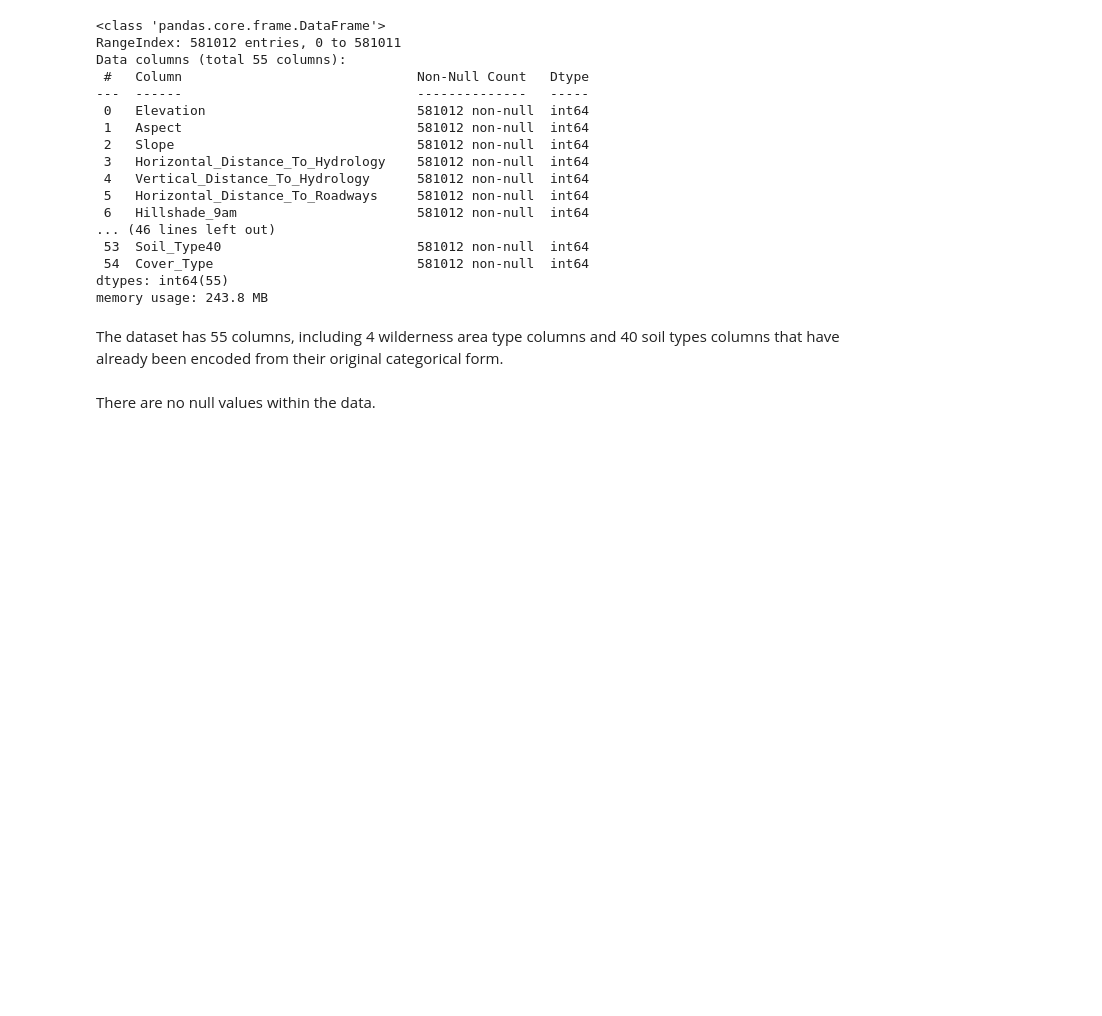
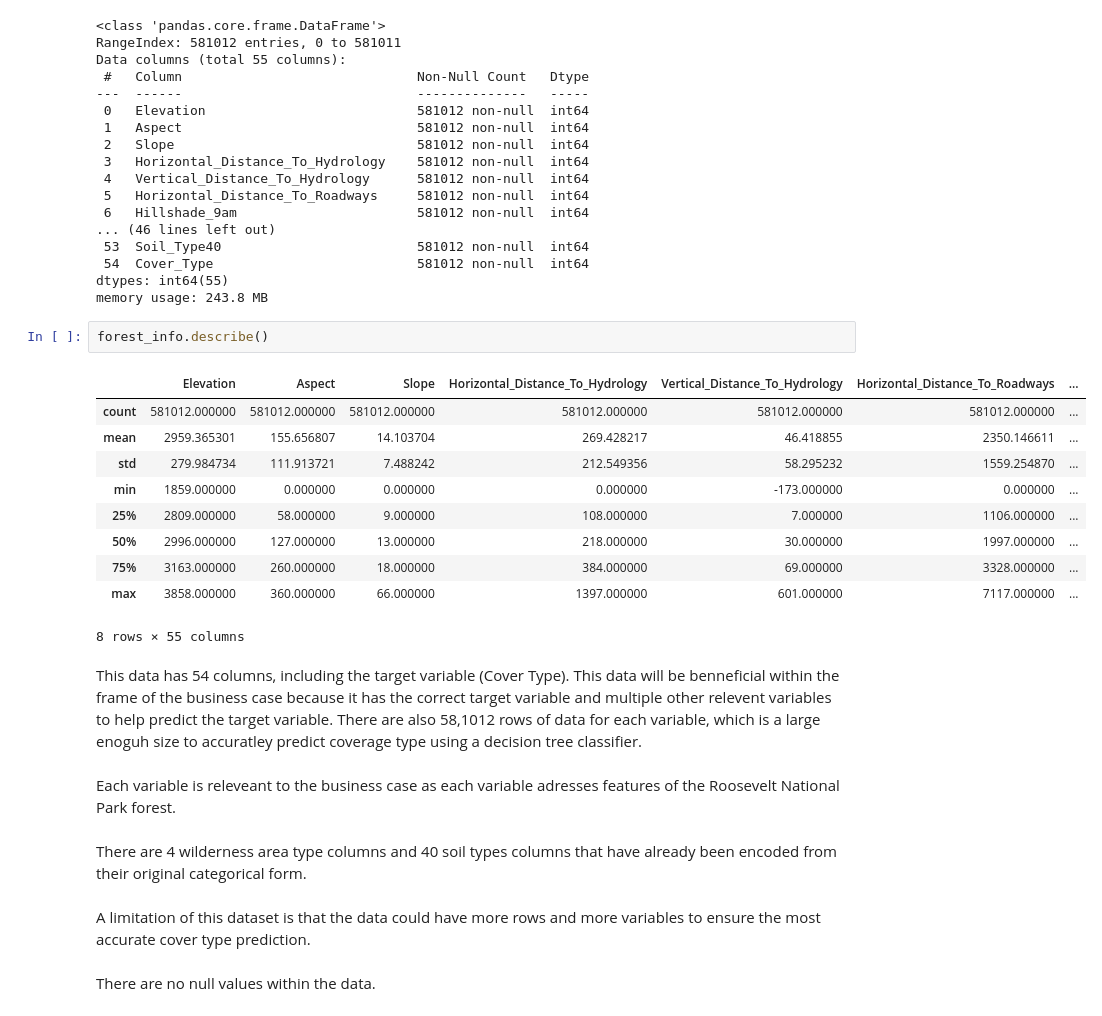
Before and after one commit to sreagan1/Semester2_Capstone_SageR, a Jupyter notebook: Tree Coverage Capstone.ipynb, the cells around one changed output. Cells and saved outputs as stored; diff of their text form; blank space fills up the shorter version.

```diff
--- a/Tree Coverage Capstone.ipynb
+++ b/Tree Coverage Capstone.ipynb
@@ -66,8 +66,27 @@ Data columns (total 55 columns):
  54  Cover_Type                          581012 non-null  int64
 dtypes: int64(55)
 memory usage: 243.8 MB
+# %%
+forest_info.describe()
+# %% [output]
+|  | Elevation | Aspect | Slope | Horizontal_Distance_To_Hydrology | Vertical_Distance_To_Hydrology | Horizontal_Distance_To_Roadways | ... |
+| count | 581012.000000 | 581012.000000 | 581012.000000 | 581012.000000 | 581012.000000 | 581012.000000 | ... |
+| mean | 2959.365301 | 155.656807 | 14.103704 | 269.428217 | 46.418855 | 2350.146611 | ... |
+| std | 279.984734 | 111.913721 | 7.488242 | 212.549356 | 58.295232 | 1559.254870 | ... |
+| min | 1859.000000 | 0.000000 | 0.000000 | 0.000000 | -173.000000 | 0.000000 | ... |
+| 25% | 2809.000000 | 58.000000 | 9.000000 | 108.000000 | 7.000000 | 1106.000000 | ... |
+| 50% | 2996.000000 | 127.000000 | 13.000000 | 218.000000 | 30.000000 | 1997.000000 | ... |
+| 75% | 3163.000000 | 260.000000 | 18.000000 | 384.000000 | 69.000000 | 3328.000000 | ... |
+| max | 3858.000000 | 360.000000 | 66.000000 | 1397.000000 | 601.000000 | 7117.000000 | ... |
+8 rows × 55 columns
+# %% [markdown]
+This data has 54 columns, including the target variable (Cover Type). This data will be benneficial within the frame of the business case because it has the correct target variable and multiple other relevent variables to help predict the target variable. There are also 58,1012 rows of data for each variable, which is a large enoguh size to accuratley predict coverage type using a decision tree classifier.
+# %% [markdown]
+Each variable is releveant to the business case as each variable adresses features of the Roosevelt National Park forest.
 # %% [markdown]
-The dataset has 55 columns, including 4 wilderness area type columns and 40 soil types columns that have already been encoded from their original categorical form.
+There are 4 wilderness area type columns and 40 soil types columns that have already been encoded from their original categorical form.
+# %% [markdown]
+A limitation of this dataset is that the data could have more rows and more variables to ensure the most accurate cover type prediction.
 # %% [markdown]
 There are no null values within the data.
 # %% [markdown]
```
Also changed, not shown: parts of 1 cell of this notebook.
